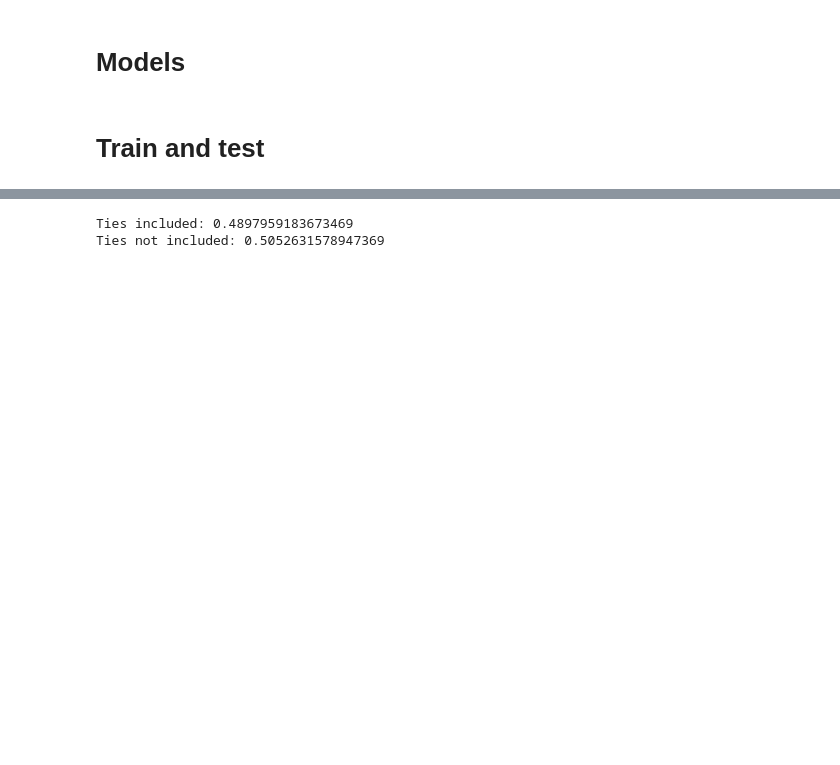
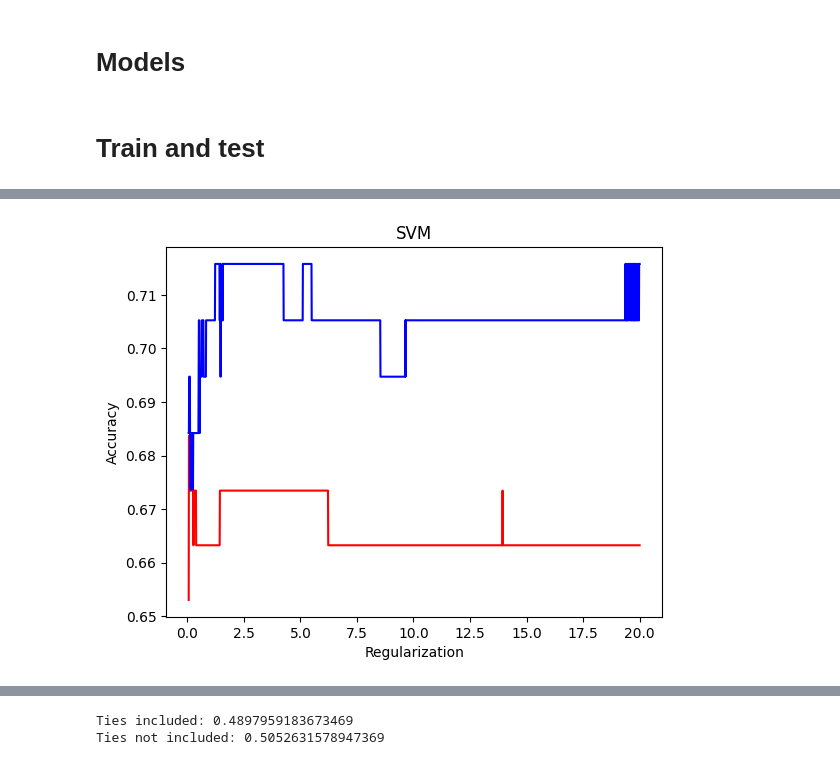
Before and after one commit to JasaZnidar/Predvidenje-zmagovalca-vaterpolo, a Jupyter notebook: Diplomska_naloga.ipynb, the cells around one changed output, grey strips where cells are left out. Drawn from its saved outputs; the diff is of its cells as text; code cells hidden in the pictures; blank space fills up the shorter version.

```diff
--- a/Diplomska_naloga.ipynb
+++ b/Diplomska_naloga.ipynb
@@ -1423,0 +1201,14 @@ Test accuracy: 0.45918367346938777
+# %%
+warnings.filterwarnings("ignore", category=UserWarning, message="No artists with labels found to put in legend")
+start = 5
+
+fig, ax1 = plt.subplots()
+ax1.set_title("SVM")
+ax1.set_xlabel("Regularization")
+ax1.set_ylabel("Accuracy")
+
+ax1.plot(Cs[start:], svmLinRegTest_results[start:], label='Ties', color='red')
+ax1.plot(Cs[start:], noTieSvmLinRegTest_results[start:], label='NoTies', color='blue')
+plt.show()
+# %% [output]
+[figure, added]
```
Also changed, not shown: parts of 83 cells of this notebook.
